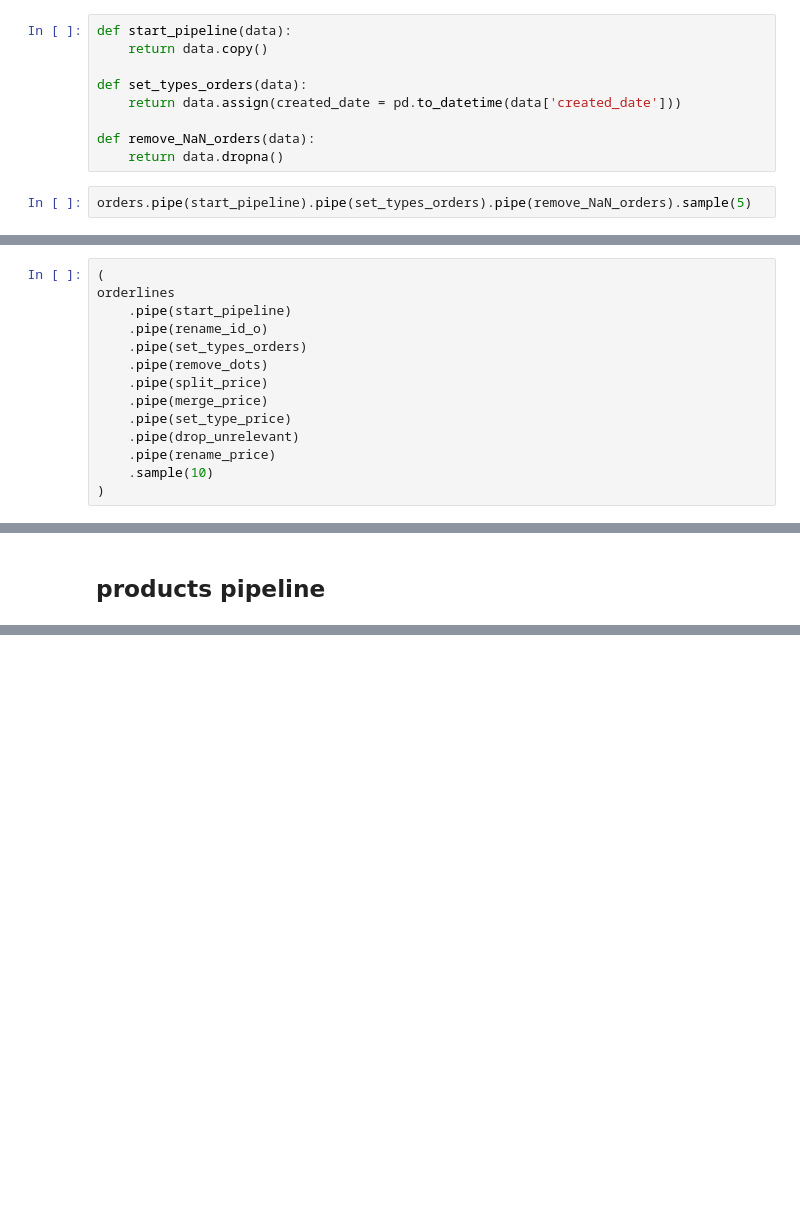
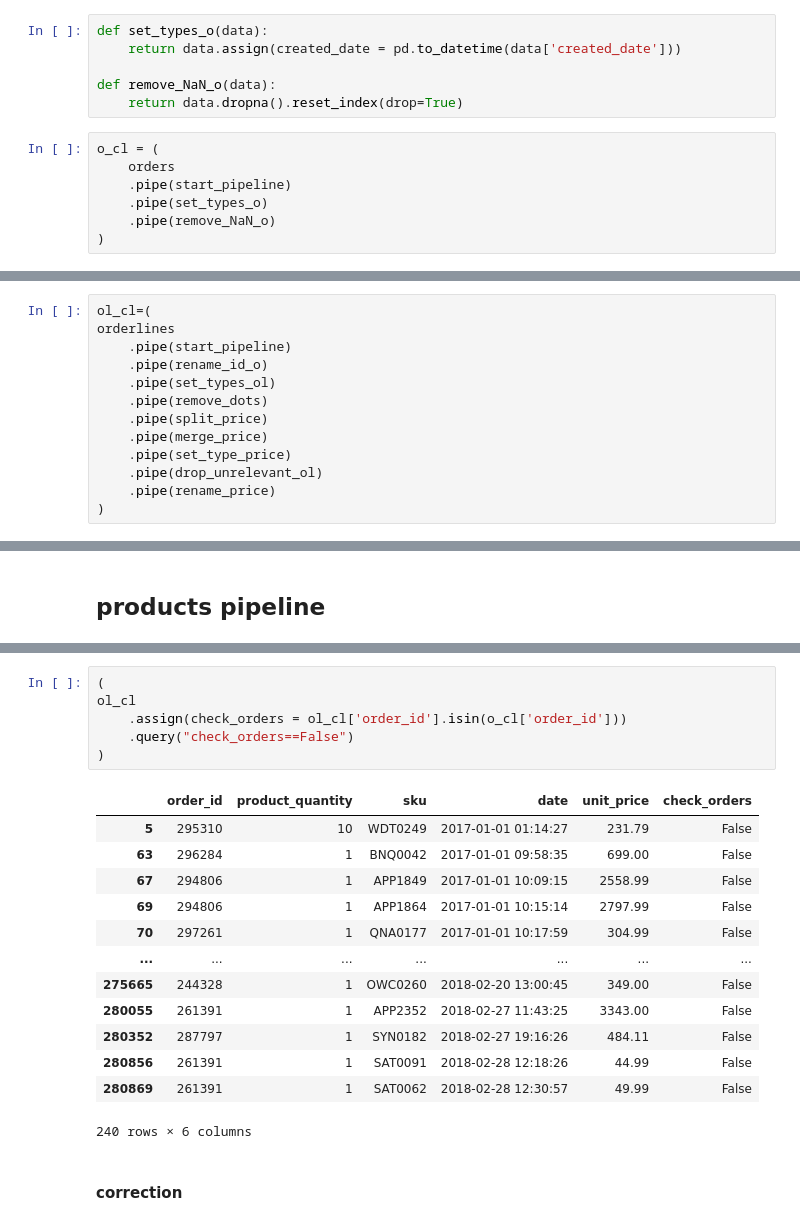
Before and after one commit to godricedemaruh/WBS-Project-2, a Jupyter notebook: 2. Project_Cleaning_data.ipynb, the cells around one changed output, grey strips where cells are left out. Saved outputs shown, nothing was run; the diff lists cells and outputs as text; blank space fills up the shorter version.

```diff
--- a/2. Project_Cleaning_data.ipynb
+++ b/2. Project_Cleaning_data.ipynb
@@ -41,13 +57,15 @@ memory usage: 6.9+ MB
 # %% [markdown]
 ## orders pipeline
 # %%
-def start_pipeline(data):
-    return data.copy()
-
-def set_types_orders(data):
+def set_types_o(data):
     return data.assign(created_date = pd.to_datetime(data['created_date']))
 
-def remove_NaN_orders(data):
-    return data.dropna()
+def remove_NaN_o(data):
+    return data.dropna().reset_index(drop=True)
 # %%
-orders.pipe(start_pipeline).pipe(set_types_orders).pipe(remove_NaN_orders).sample(5)
+o_cl = (
+    orders
+    .pipe(start_pipeline)
+    .pipe(set_types_o)
+    .pipe(remove_NaN_o)
+)
@@ -110,16 +136,15 @@ def drop_unrelevant(data):
 def rename_price(data):
     return data.rename(columns={'price_per_unit':'unit_price'})
 # %%
-(
+ol_cl=(
 orderlines
     .pipe(start_pipeline)
     .pipe(rename_id_o)
-    .pipe(set_types_orders)
+    .pipe(set_types_ol)
     .pipe(remove_dots)
     .pipe(split_price)
     .pipe(merge_price)
     .pipe(set_type_price)
-    .pipe(drop_unrelevant)
+    .pipe(drop_unrelevant_ol)
     .pipe(rename_price)
-    .sample(10)
 )
@@ -161,0 +258,22 @@ products[products.duplicated(keep=False)]
+# %%
+(
+ol_cl
+    .assign(check_orders = ol_cl['order_id'].isin(o_cl['order_id']))
+    .query("check_orders==False")
+)
+# %% [output]
+|  | order_id | product_quantity | sku | date | unit_price | check_orders |
+| 5 | 295310 | 10 | WDT0249 | 2017-01-01 01:14:27 | 231.79 | False |
+| 63 | 296284 | 1 | BNQ0042 | 2017-01-01 09:58:35 | 699.00 | False |
+| 67 | 294806 | 1 | APP1849 | 2017-01-01 10:09:15 | 2558.99 | False |
+| 69 | 294806 | 1 | APP1864 | 2017-01-01 10:15:14 | 2797.99 | False |
+| 70 | 297261 | 1 | QNA0177 | 2017-01-01 10:17:59 | 304.99 | False |
+| ... | ... | ... | ... | ... | ... | ... |
+| 275665 | 244328 | 1 | OWC0260 | 2018-02-20 13:00:45 | 349.00 | False |
+| 280055 | 261391 | 1 | APP2352 | 2018-02-27 11:43:25 | 3343.00 | False |
+| 280352 | 287797 | 1 | SYN0182 | 2018-02-27 19:16:26 | 484.11 | False |
+| 280856 | 261391 | 1 | SAT0091 | 2018-02-28 12:18:26 | 44.99 | False |
+| 280869 | 261391 | 1 | SAT0062 | 2018-02-28 12:30:57 | 49.99 | False |
+240 rows × 6 columns
+# %% [markdown]
+#### correction
```
Also changed, not shown: parts of 48 cells of this notebook.
